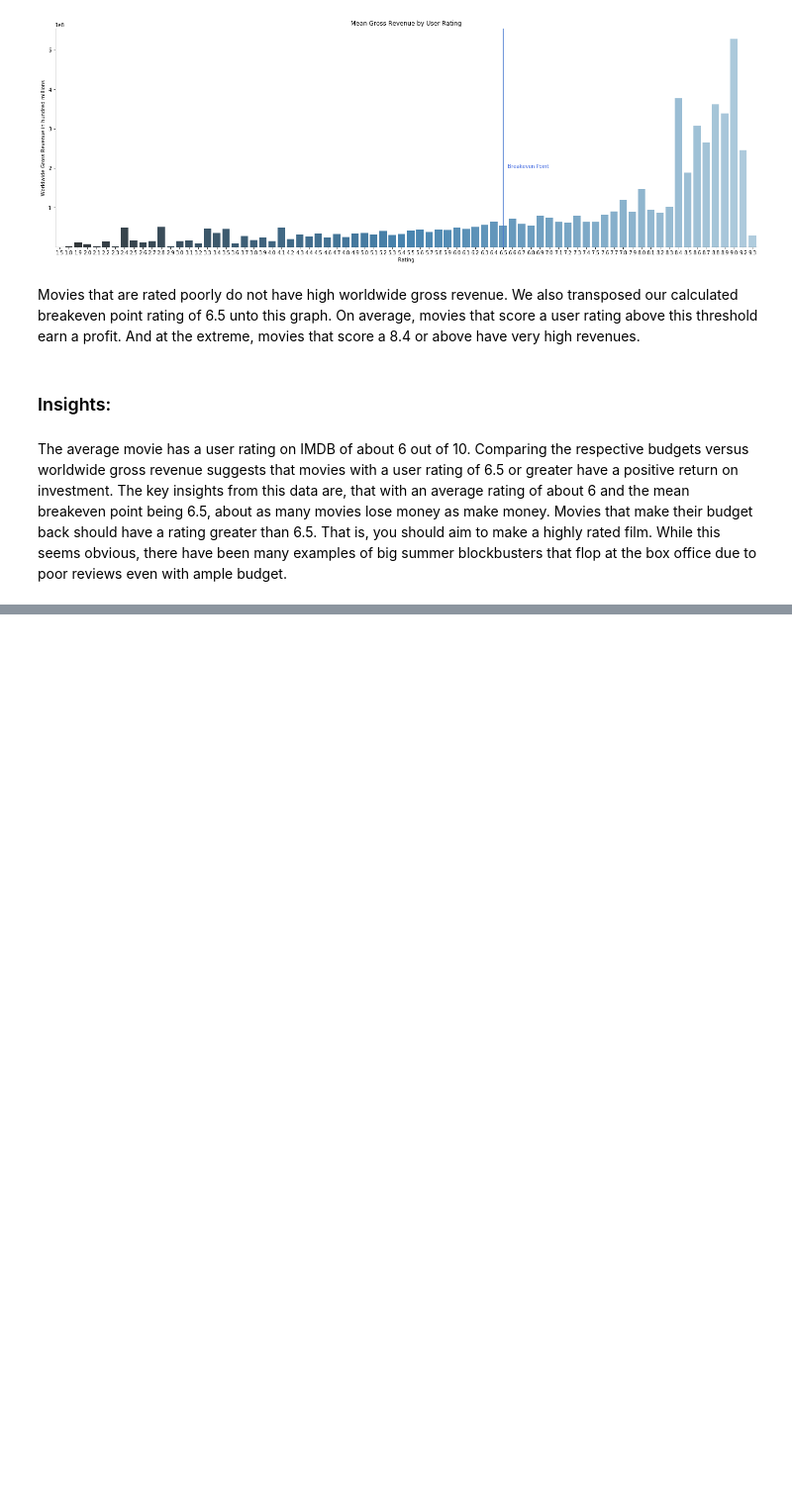
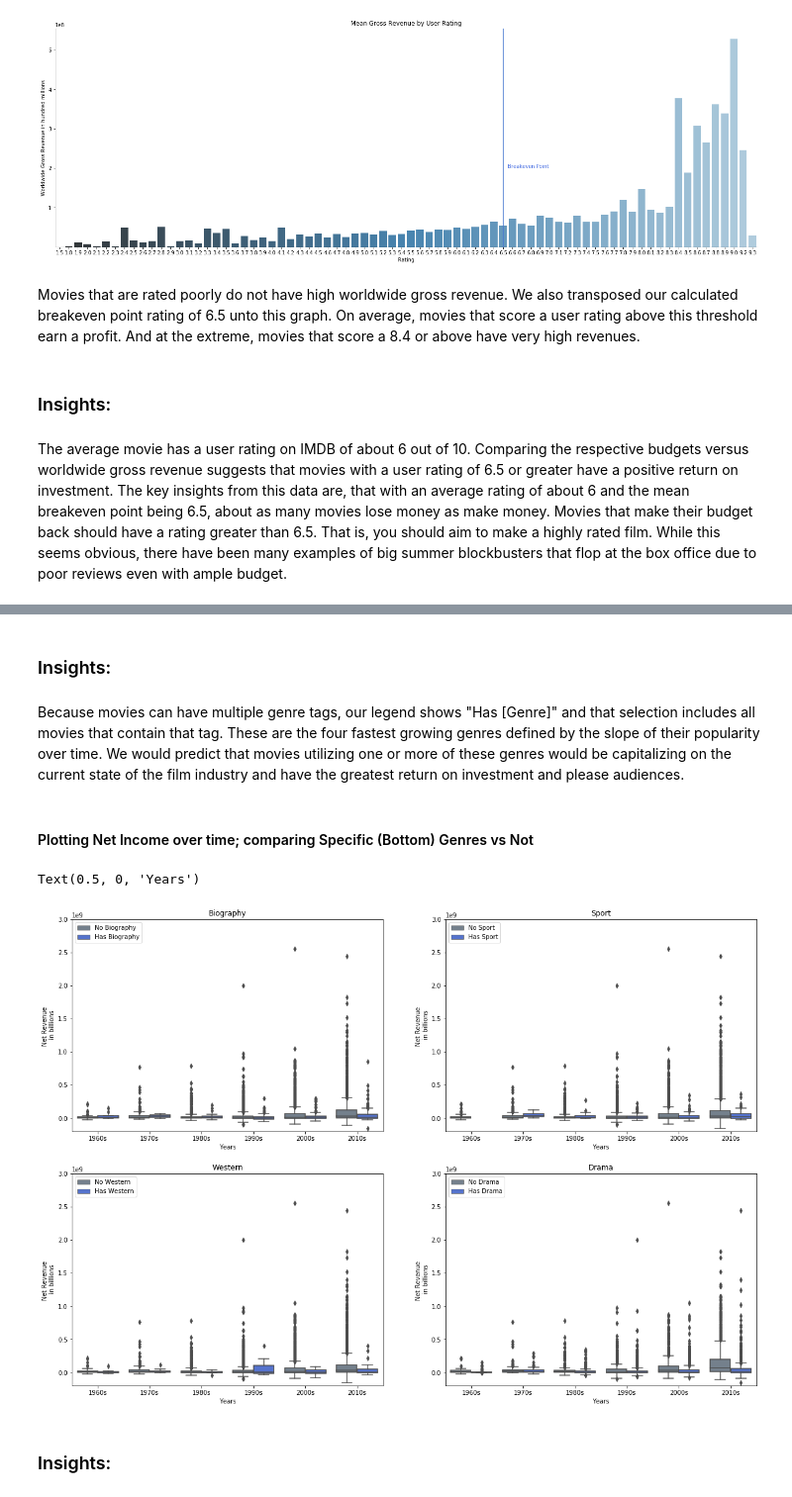
Before and after one commit to ArenCarpenter/Movie_Genre_Analysis, a Jupyter notebook: Final.ipynb, the cells around one changed output, grey strips where cells are left out. Shown at 99% size. Drawn from its saved outputs; the diff is of its cells as text; code cells hidden in the pictures; blank space fills up the shorter version.

Commit message:
Updated ReadMe, removed misc files, updated EDA

```diff
--- a/Final.ipynb
+++ b/Final.ipynb
@@ -567,0 +610,2 @@ The average movie has a user rating on IMDB of about 6 out of 10. Comparing the
+# %%
+df = pd.read_csv('zippedData/combined.csv',index_col=0)
@@ -567,0 +927,57 @@ The average movie has a user rating on IMDB of about 6 out of 10. Comparing the
+# %% [markdown]
+### Insights:
+# %% [markdown]
+Because movies can have multiple genre tags, our legend shows "Has [Genre]" and that selection includes all movies that contain that tag. These are the four fastest growing genres defined by the slope of their popularity over time. We would predict that movies utilizing one or more of these genres would be capitalizing on the current state of the film industry and have the greatest return on investment and please audiences.
+# %% [markdown]
+#### Plotting Net Income over time; comparing Specific (Bottom) Genres vs Not
+# %%
+fig, axes = plt.subplots(nrows=2,ncols=2,figsize=(20,14))   # Create figure with 2x2 subplots.
+
+########## Upper Left ##########
+ax_1 = axes[0][0]
+sns.boxplot(x='year_bins',y='gross_minus_budget',hue='Biography', data = albert_trimmed, ax= ax_1, palette=["slategray","royalblue"])
+
+handles, _ = ax_1.get_legend_handles_labels()
+ax_1.legend(loc='upper left',handles=handles,labels=["No Biography", "Has Biography"])
+ax_1.set_ylabel('Net Revenue \n in billions')   # Set y-axis label.
+ax_1.set_title('Biography')                     # Set title.
+ax_1.set_ylim(-200_000_000,3_000_000_000)       # Set range of y-axis.
+ax_1.set_xlabel('Years')                        # Set x-axis label.
+
+########## Upper Right ##########
+ax_2 = axes[0][1]
+sns.boxplot(x='year_bins',y='gross_minus_budget',hue='Sport', data = albert_trimmed, ax= ax_2, palette = ["slategray","royalblue"])
+
+handles, _ = ax_2.get_legend_handles_labels()
+ax_2.legend(loc='upper left',handles = handles, labels=["No Sport", "Has Sport"])
+ax_2.set_ylabel('Net Revenue \n in billions')   # Set y-axis label.
+ax_2.set_title('Sport')                         # Set title.
+ax_2.set_ylim(-200_000_000,3_000_000_000)       # Set range of y-axis.
+ax_2.set_xlabel('Years')                        # Set x-axis label.
+
+########## Lower Left ##########
+ax_3 = axes[1][0]
+sns.boxplot(x='year_bins',y='gross_minus_budget',hue='Western', data = albert_trimmed, ax= ax_3, palette = ["slategray","royalblue"])
+
+handles, _ = ax_3.get_legend_handles_labels()
+ax_3.legend(loc='upper left',handles = handles,labels=["No Western", "Has Western"])
+ax_3.set_ylabel('Net Revenue \n in billions')   # Set y-axis label.
+ax_3.set_title('Western')                       # Set title.
+ax_3.set_ylim(-200_000_000,3_000_000_000)       # Set range of y-axis.
+ax_3.set_xlabel('Years')                        # Set x-axis label.
+
+########## Lower Right ##########
+ax_4 = axes[1][1]
+sns.boxplot(x='year_bins',y='gross_minus_budget',hue='Drama', data = albert_trimmed, ax= ax_4, palette = ["slategray","royalblue"])
+
+handles, _ = ax_4.get_legend_handles_labels()
+ax_4.legend(loc='upper left',handles = handles,labels=["No Drama", "Has Drama"])
+ax_4.set_ylabel('Net Revenue \n in billions')   # Set y-axis label.
+ax_4.set_title('Drama')                         # Set title.
+ax_4.set_ylim(-200_000_000,3_000_000_000)       # Set range of y-axis.
+ax_4.set_xlabel('Years')                        # Set x-axis label.
+# %% [output]
+Text(0.5, 0, 'Years')
+[figure, added]
+# %% [markdown]
+### Insights:
```
Also changed, not shown: parts of 43 cells of this notebook, 4 other files.
